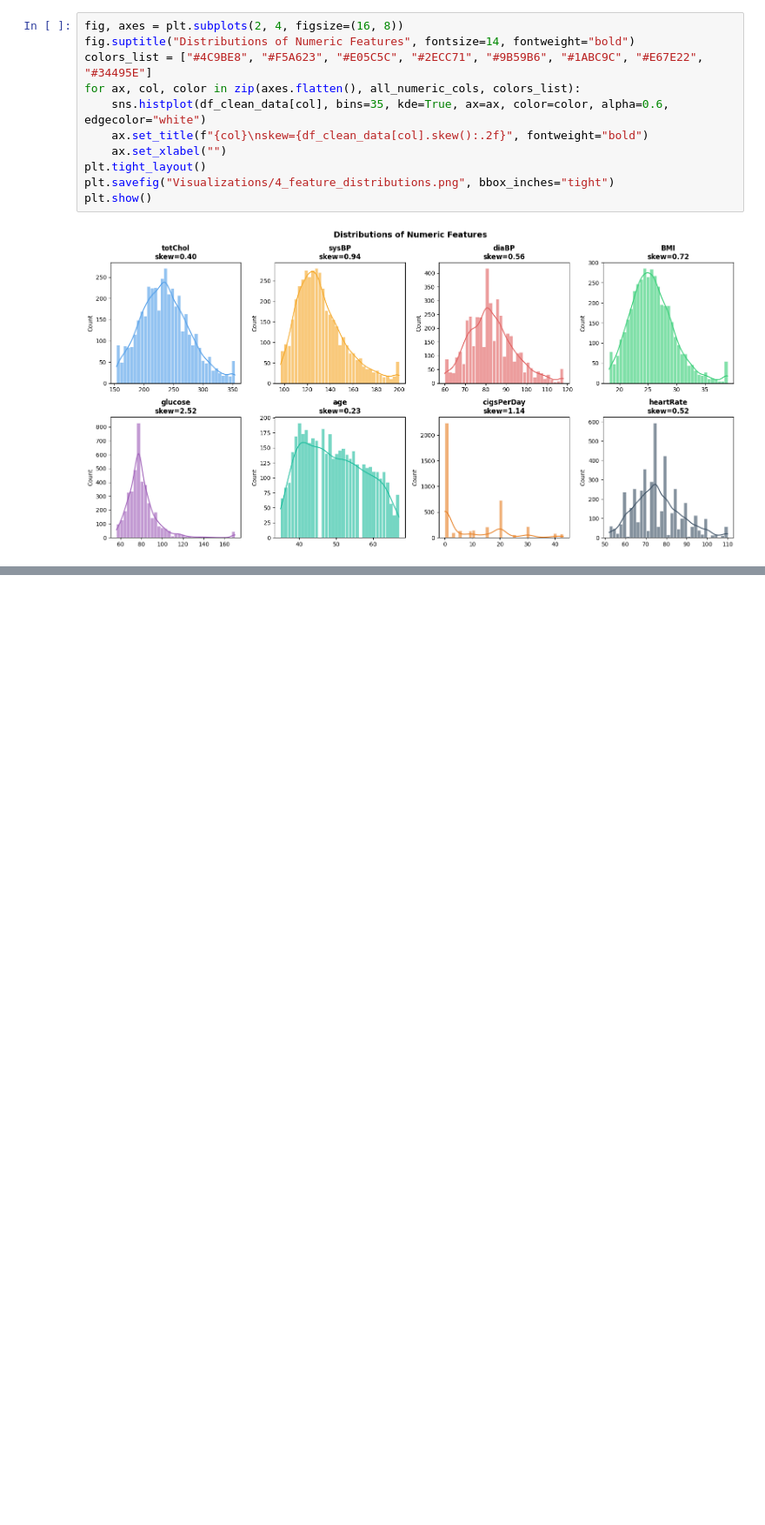
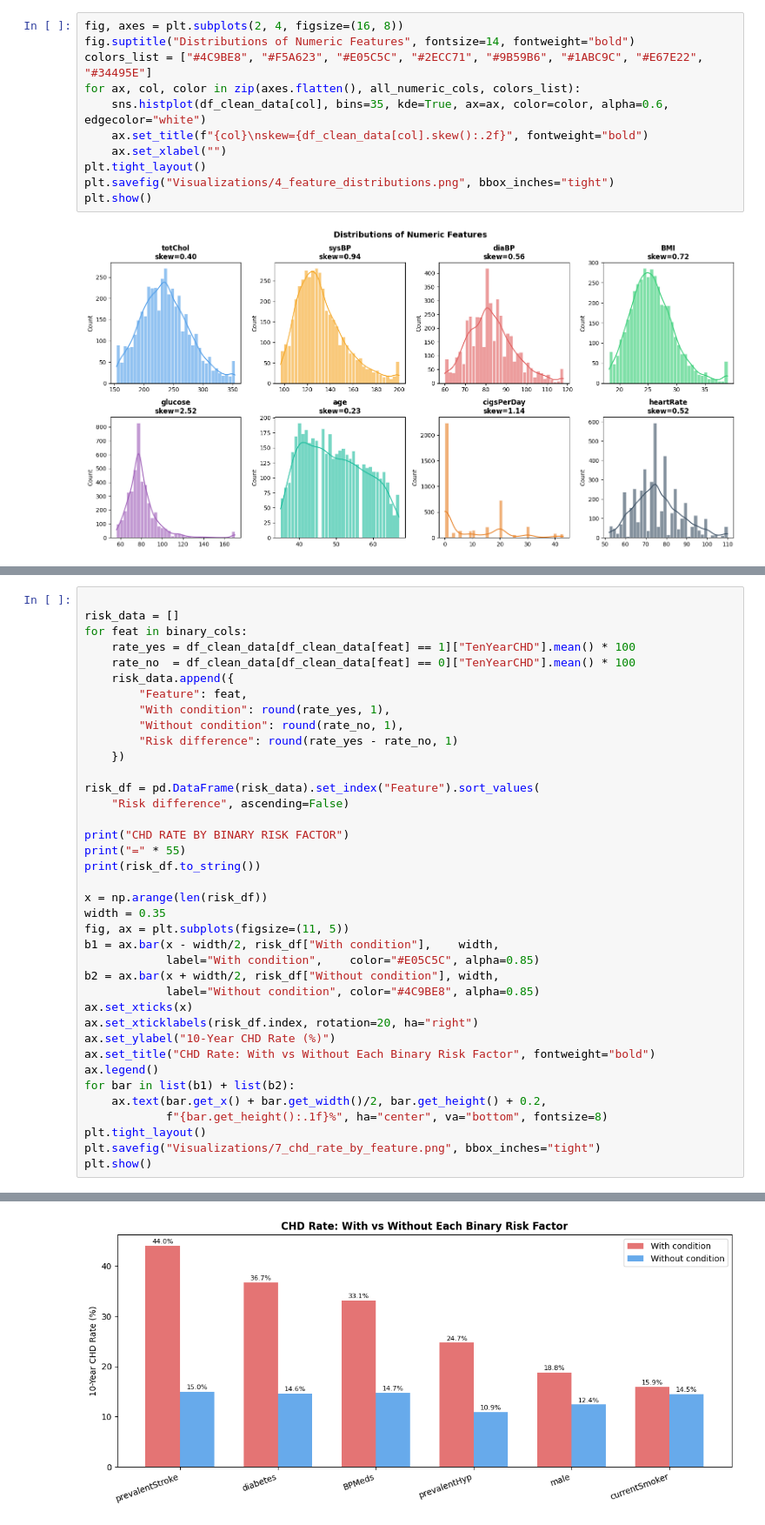
Before and after one commit to olkanth/MSCS_634_Project, a Jupyter notebook: MSCS_634_Project_Deliverable4.ipynb, the cells around one changed output, grey strips where cells are left out. Shown at 87% size. Cells and saved outputs as stored; diff of their text form; blank space fills up the shorter version.

```diff
--- a/MSCS_634_Project_Deliverable4.ipynb
+++ b/MSCS_634_Project_Deliverable4.ipynb
@@ -496,0 +576,39 @@ Since `TenYearCHD` is binary, I used `sysBP` as the regression target instead.
+# %%
+
+risk_data = []
+for feat in binary_cols:
+    rate_yes = df_clean_data[df_clean_data[feat] == 1]["TenYearCHD"].mean() * 100
+    rate_no  = df_clean_data[df_clean_data[feat] == 0]["TenYearCHD"].mean() * 100
+    risk_data.append({
+        "Feature": feat,
+        "With condition": round(rate_yes, 1),
+        "Without condition": round(rate_no, 1),
+        "Risk difference": round(rate_yes - rate_no, 1)
+    })
+
+risk_df = pd.DataFrame(risk_data).set_index("Feature").sort_values(
+    "Risk difference", ascending=False)
+
+print("CHD RATE BY BINARY RISK FACTOR")
+print("=" * 55)
+print(risk_df.to_string())
+
+x = np.arange(len(risk_df))
+width = 0.35
+fig, ax = plt.subplots(figsize=(11, 5))
+b1 = ax.bar(x - width/2, risk_df["With condition"],    width,
+            label="With condition",    color="#E05C5C", alpha=0.85)
+b2 = ax.bar(x + width/2, risk_df["Without condition"], width,
+            label="Without condition", color="#4C9BE8", alpha=0.85)
+ax.set_xticks(x)
+ax.set_xticklabels(risk_df.index, rotation=20, ha="right")
+ax.set_ylabel("10-Year CHD Rate (%)")
+ax.set_title("CHD Rate: With vs Without Each Binary Risk Factor", fontweight="bold")
+ax.legend()
+for bar in list(b1) + list(b2):
+    ax.text(bar.get_x() + bar.get_width()/2, bar.get_height() + 0.2,
+            f"{bar.get_height():.1f}%", ha="center", va="bottom", fontsize=8)
+plt.tight_layout()
+plt.savefig("Visualizations/7_chd_rate_by_feature.png", bbox_inches="tight")
+plt.show()
+# %% [output]
@@ -496,0 +625 @@ Since `TenYearCHD` is binary, I used `sysBP` as the regression target instead.
+[figure, added]
```
Also changed, not shown: parts of 92 cells of this notebook.
